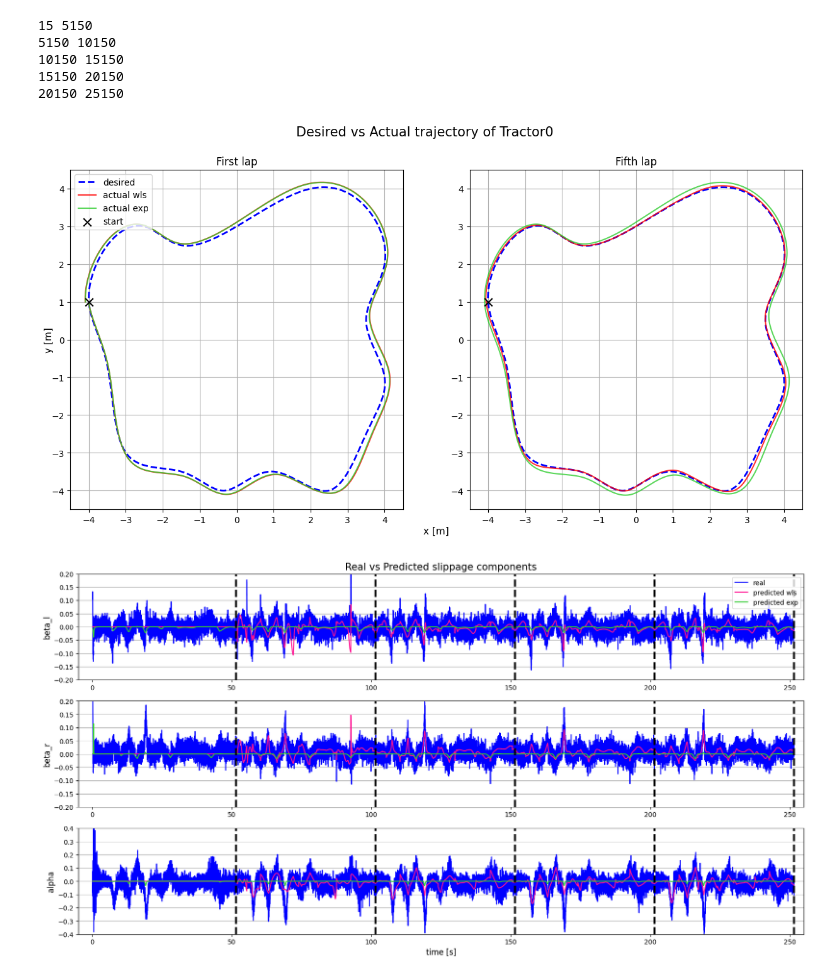
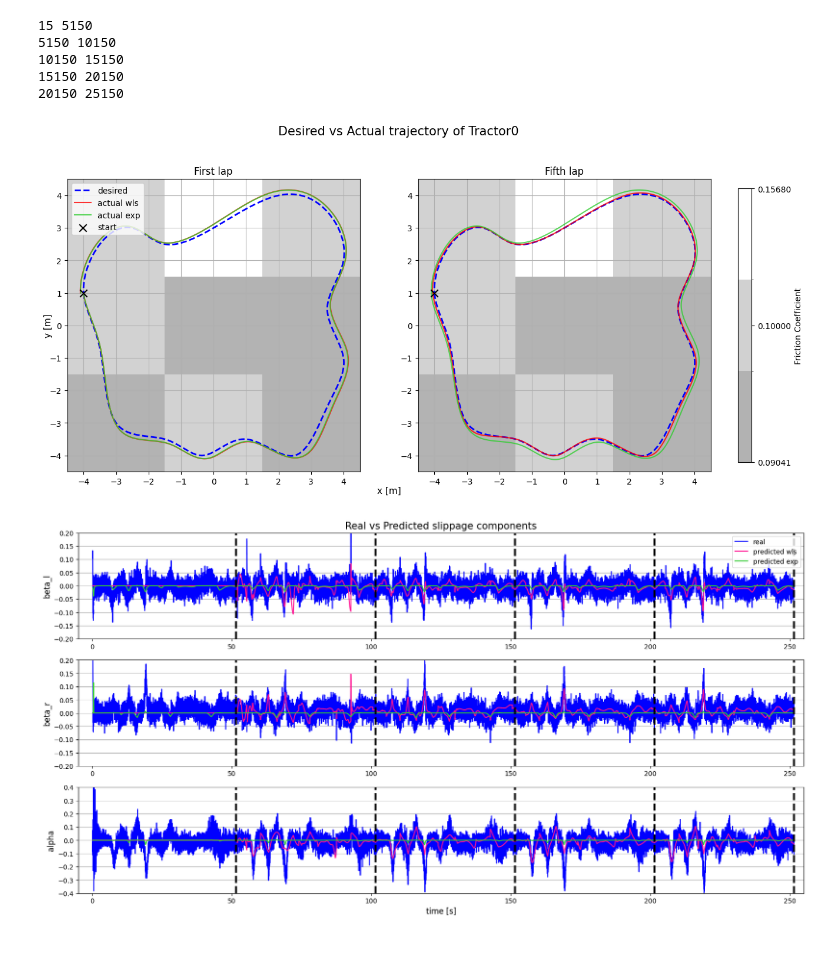
Before and after one commit to jprogrammer13/drp_course_2023, a Jupyter notebook: notebooks/results_plot.ipynb, the cells around one changed output. Cells and saved outputs as stored; diff of their text form; code cells hidden in the pictures; blank space fills up the shorter version.

Commit message:
added friction grid

```diff
--- a/notebooks/results_plot.ipynb
+++ b/notebooks/results_plot.ipynb
@@ -8,0 +10,12 @@ from sklearn.metrics import r2_score
+# %%
+friction_coeff_matrix = np.array([[0.09041, 0.1,    0.09041],
+                                  [0.1,    0.09041, 0.09041],
+                                  [0.1,   0.1568, 0.1]])
+# %%
+# Create a discrete colormap
+cmap = plt.get_cmap('Greys_r', 4)  # 'Greys_r' with 5 discrete colors
+
+# Define the boundaries for each color bin (corresponding to friction values)
+# boundaries = [0.0904, 0.09042, 0.10001, 0.15681]
+boundaries = [0.0904, 0.0950, 0.1050, 0.15681]
+norm = mcolors.BoundaryNorm(boundaries, cmap.N, clip=True)
@@ -54,41 +70,60 @@ ax[0].set_ylim(-4.5, 4.5)
 # ax[0].axis("equal")
 ax[0].set_xlabel('x [m]', fontsize=11)  # Set X label
 ax[0].set_ylabel('y [m]', fontsize=11)  # Set Y label
+ax[0].yaxis.set_label_coords(-0.05, 0.5)
+ax[0].xaxis.set_label_coords(1.1, -0.05)
+
+# Overlay the friction coefficient grid on the first subplot
+friction_plot = ax[0].imshow(friction_coeff_matrix, cmap=cmap, norm=norm,
+                             extent=[-4.5, 4.5, -4.5, 4.5], origin='lower', alpha=0.3)
+
 
 ax[0].scatter([-4], [1], [80], zorder=10, marker="x",
               label="start", color='black')
 
 # Position the Y label in the top left corner
 # Adjust these values to fine-tune the position
 ax[0].yaxis.set_label_coords(-0.05, 0.5)
 
 # Position the X label in the middle of the plot
 # Adjust these values to fine-tune the position
 ax[0].xaxis.set_label_coords(1.1, -0.05)
 
 ax[1].set_title("Fifth lap")
 ax[1].plot(des_state_wls[0, :][lap_idx[0]:lap_idx[1]],
            des_state_wls[1, :][lap_idx[0]:lap_idx[1]], color="blue", linestyle='dashed', linewidth=2)
 ax[1].plot(state_wls[0, :][lap_idx[-2]:lap_idx[-1]],
            state_wls[1, :][lap_idx[-2]:lap_idx[-1]], color="red", linewidth=1.5, alpha=0.8)
 ax[1].plot(state_exp[0, :][lap_idx[-2]:lap_idx[-1]],
            state_exp[1, :][lap_idx[-2]:lap_idx[-1]], color="limegreen", linewidth=1.5, alpha=0.8)
 
 ax[1].scatter([-4], [1], [80], zorder=10, marker="x", color='black')
 
 
 ax[1].grid(True)
 ax[1].set_xlim(-4.5, 4.5)
 ax[1].set_ylim(-4.5, 4.5)
 # ax[1].axis("equal")
 
+# Overlay the friction coefficient grid on the second subplot
+ax[1].imshow(friction_coeff_matrix, cmap=cmap, norm=norm,
+             extent=[-4.5, 4.5, -4.5, 4.5], origin='lower', alpha=0.3)
+# Add a colorbar with actual friction coefficient values
+
+cbar = fig.colorbar(friction_plot, ax=ax,
+                    orientation='vertical', fraction=0.02, pad=0.04)
+cbar.set_label('Friction Coefficient')
+
+cbar.set_ticks([0.09041, 0.1, 0.1568])
+cbar.set_ticklabels([f'{tick:.5f}' for tick in [0.09041, 0.1, 0.1568]])
 
 ax[0].legend(loc='upper left')
 fig.suptitle("Desired vs Actual trajectory of Tractor0", fontsize=15)
-plt.savefig(osp.join(data_path, "des_vs_actual_traj.pdf"), dpi=500, bbox_inches='tight')
+plt.savefig(osp.join(data_path, "des_vs_actual_traj.pdf"),
+            dpi=500, bbox_inches='tight')
 plt.show()
 # %% [output]
-[figure, old version]
+[figure, new version]
 # %%
 beta_l_wls = joblib.load(osp.join(data_path, 'WLS_beta_l.bin'))
 beta_l_pred_wls = joblib.load(osp.join(data_path, 'WLS_beta_l_pred.bin'))
```
Also changed, not shown: parts of 11 cells of this notebook, 1 other file.
